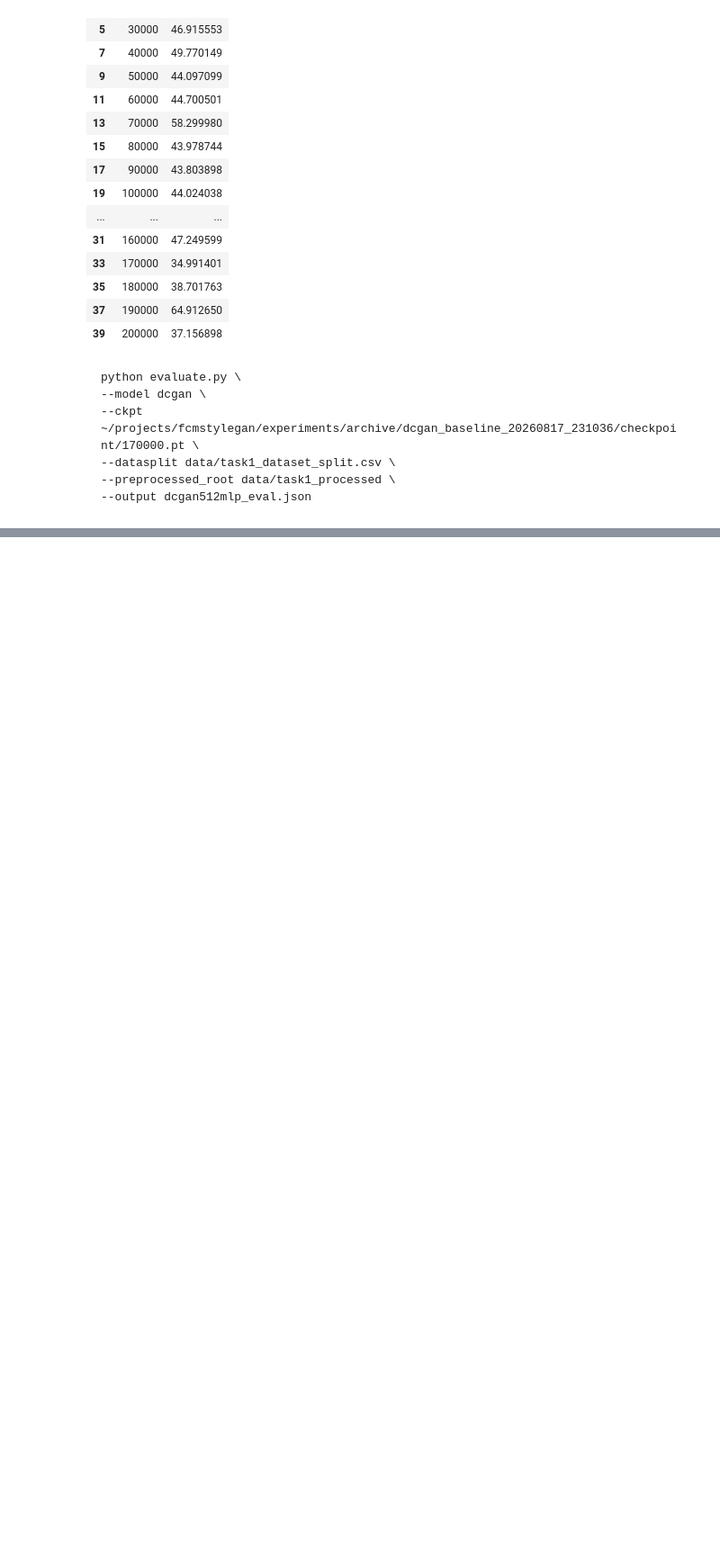
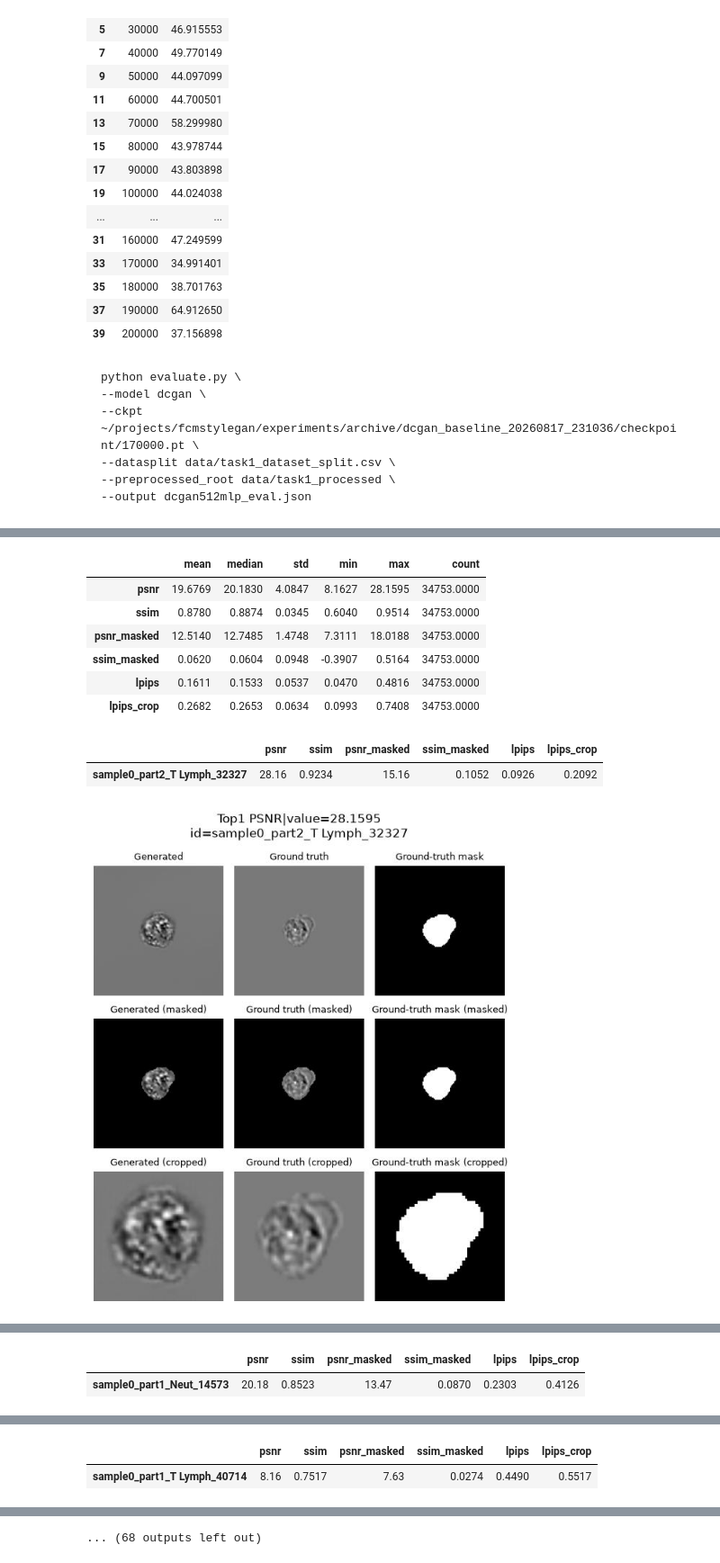
Before and after one commit to apple2373/fcmstylegan, a Jupyter notebook: notebook/results-dcgan.ipynb, the cells around one changed output, grey strips where cells are left out. Shown at 90% size. Cells and saved outputs as stored; diff of their text form; code cells hidden in the pictures; blank space fills up the shorter version.

```diff
--- a/notebook/results-dcgan.ipynb
+++ b/notebook/results-dcgan.ipynb
@@ -223,3 +223,9 @@ checkpoint_path = "~/projects/fcmstylegan/experiments/archive/dcgan_baseline_202
     --datasplit data/task1_dataset_split.csv \
     --preprocessed_root data/task1_processed \
     --output dcgan512mlp_eval.json
+# %%
+import matplotlib_inline
+matplotlib_inline.backend_inline.set_matplotlib_formats("jpg")
+
+%run plot_test_results.py
+# %% [output]
@@ -225,0 +247,10 @@ checkpoint_path = "~/projects/fcmstylegan/experiments/archive/dcgan_baseline_202
+|  | mean | median | std | min | max | count |
+| psnr | 19.6769 | 20.1830 | 4.0847 | 8.1627 | 28.1595 | 34753.0000 |
+| ssim | 0.8780 | 0.8874 | 0.0345 | 0.6040 | 0.9514 | 34753.0000 |
+| psnr_masked | 12.5140 | 12.7485 | 1.4748 | 7.3111 | 18.0188 | 34753.0000 |
+| ssim_masked | 0.0620 | 0.0604 | 0.0948 | -0.3907 | 0.5164 | 34753.0000 |
+| lpips | 0.1611 | 0.1533 | 0.0537 | 0.0470 | 0.4816 | 34753.0000 |
+| lpips_crop | 0.2682 | 0.2653 | 0.0634 | 0.0993 | 0.7408 | 34753.0000 |
+|  | psnr | ssim | psnr_masked | ssim_masked | lpips | lpips_crop |
+| sample0_part2_T Lymph_32327 | 28.16 | 0.9234 | 15.16 | 0.1052 | 0.0926 | 0.2092 |
+[figure, added]
@@ -225,0 +259,2 @@ checkpoint_path = "~/projects/fcmstylegan/experiments/archive/dcgan_baseline_202
+|  | psnr | ssim | psnr_masked | ssim_masked | lpips | lpips_crop |
+| sample0_part1_Neut_14573 | 20.18 | 0.8523 | 13.47 | 0.0870 | 0.2303 | 0.4126 |
@@ -225,0 +264,2 @@ checkpoint_path = "~/projects/fcmstylegan/experiments/archive/dcgan_baseline_202
+|  | psnr | ssim | psnr_masked | ssim_masked | lpips | lpips_crop |
+| sample0_part1_T Lymph_40714 | 8.16 | 0.7517 | 7.63 | 0.0274 | 0.4490 | 0.5517 |
@@ -225,0 +267 @@ checkpoint_path = "~/projects/fcmstylegan/experiments/archive/dcgan_baseline_202
+... (68 outputs left out)
```
Also changed, not shown: parts of 2 cells of this notebook, 4 other files.
